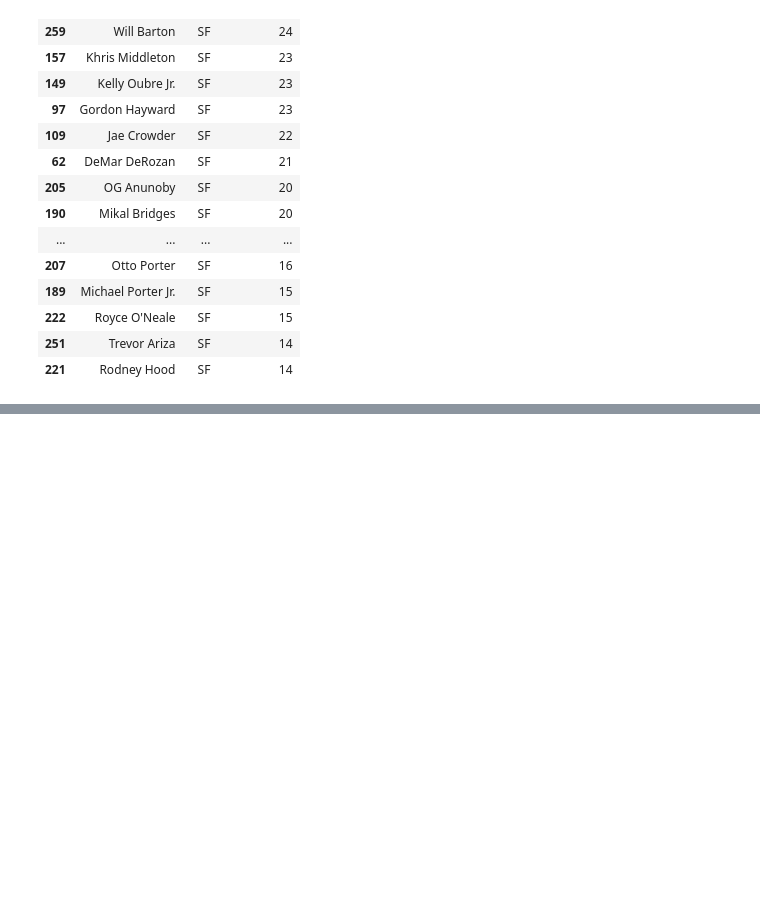
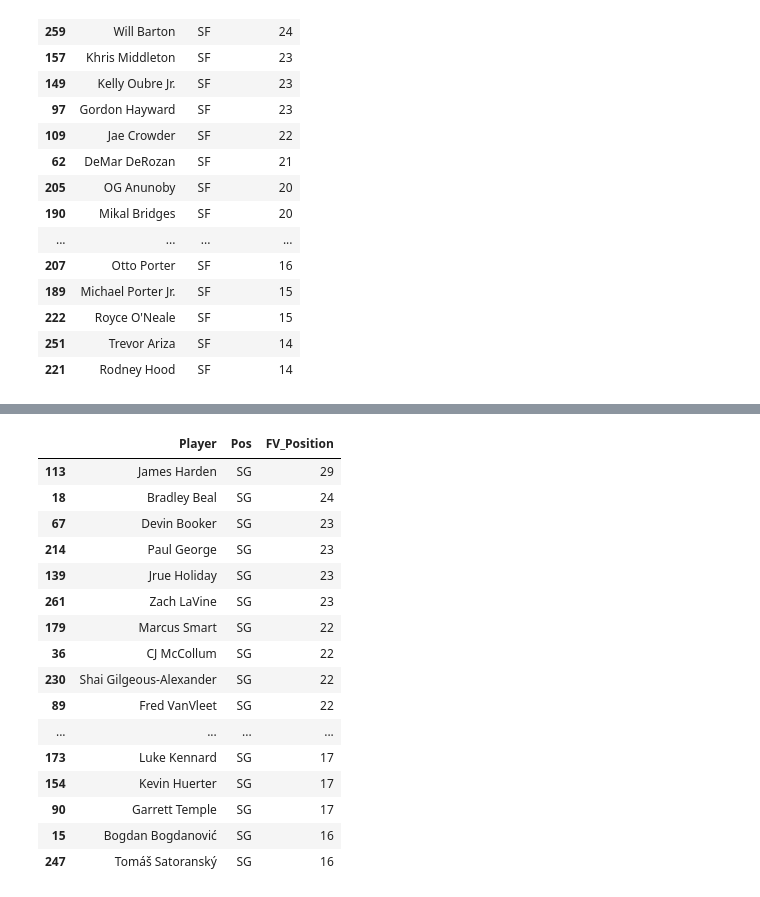
Before and after one commit to KenHoffman95/Fantasy-Basketball-Preseason-Analysis-2020, a Jupyter notebook: Data Cleaning, Feature Engineering and EDA Pt. 2.ipynb, the cells around one changed output, grey strips where cells are left out. Saved outputs shown, nothing was run; the diff lists cells and outputs as text; code cells hidden in the pictures; blank space fills up the shorter version.

```diff
--- a/Data Cleaning, Feature Engineering and EDA Pt. 2.ipynb
+++ b/Data Cleaning, Feature Engineering and EDA Pt. 2.ipynb
@@ -1144,0 +1158,22 @@ top_sf
+# %%
+#show top 25 fantasy shooting guards
+top_sg = df_sg.sort_values('FV_Position', ascending=False).head(25)[['Player', 'Pos', 'FV_Position']]
+top_sg
+# %% [output]
+|  | Player | Pos | FV_Position |
+| 113 | James Harden | SG | 29 |
+| 18 | Bradley Beal | SG | 24 |
+| 67 | Devin Booker | SG | 23 |
+| 214 | Paul George | SG | 23 |
+| 139 | Jrue Holiday | SG | 23 |
+| 261 | Zach LaVine | SG | 23 |
+| 179 | Marcus Smart | SG | 22 |
+| 36 | CJ McCollum | SG | 22 |
+| 230 | Shai Gilgeous-Alexander | SG | 22 |
+| 89 | Fred VanVleet | SG | 22 |
+| ... | ... | ... | ... |
+| 173 | Luke Kennard | SG | 17 |
+| 154 | Kevin Huerter | SG | 17 |
+| 90 | Garrett Temple | SG | 17 |
+| 15 | Bogdan Bogdanović | SG | 16 |
+| 247 | Tomáš Satoranský | SG | 16 |
```
Also changed, not shown: parts of 7 cells of this notebook.
